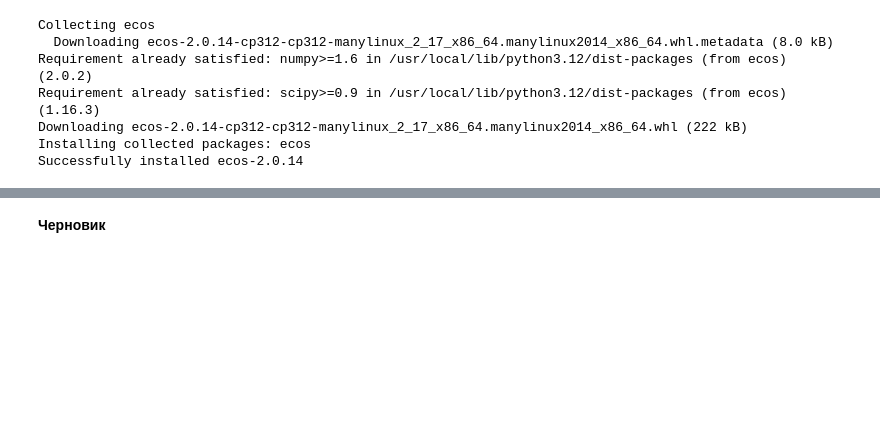
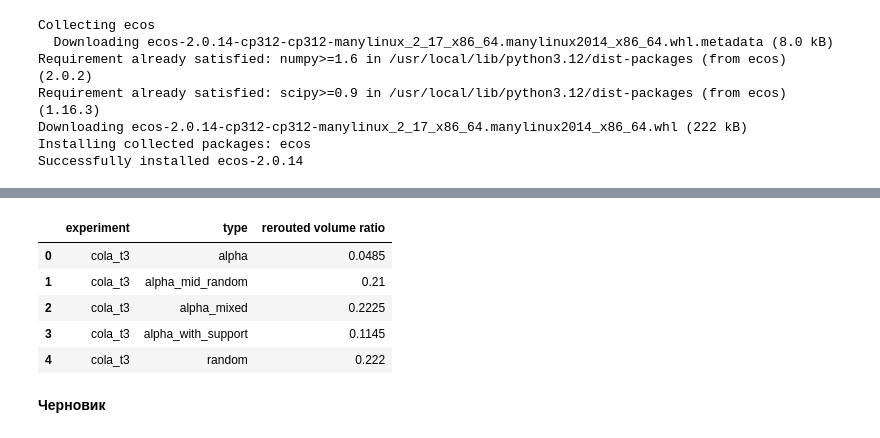
Before and after one commit to Karasiari/Graphs, a Jupyter notebook: SupportReduced.ipynb, the cells around one changed output, grey strips where cells are left out. Drawn from its saved outputs; the diff is of its cells as text; code cells hidden in the pictures; blank space fills up the shorter version.

```diff
--- a/SupportReduced.ipynb
+++ b/SupportReduced.ipynb
@@ -237,3 +283,14 @@ visualise_test(results_alpha_diverse)
+# %%
+average_cola_t3 = results_hu[0].groupby(['experiment', 'type'])['rerouted volume ratio'].mean().reset_index()
+# %%
+average_cola_t3
+# %% [output]
+|  | experiment | type | rerouted volume ratio |
+| 0 | cola_t3 | alpha | 0.0485 |
+| 1 | cola_t3 | alpha_mid_random | 0.21 |
+| 2 | cola_t3 | alpha_mixed | 0.2225 |
+| 3 | cola_t3 | alpha_with_support | 0.1145 |
+| 4 | cola_t3 | random | 0.222 |
 # %% [markdown]
 **Черновик**
 # %%
```
Also changed, not shown: parts of 11 cells of this notebook.
